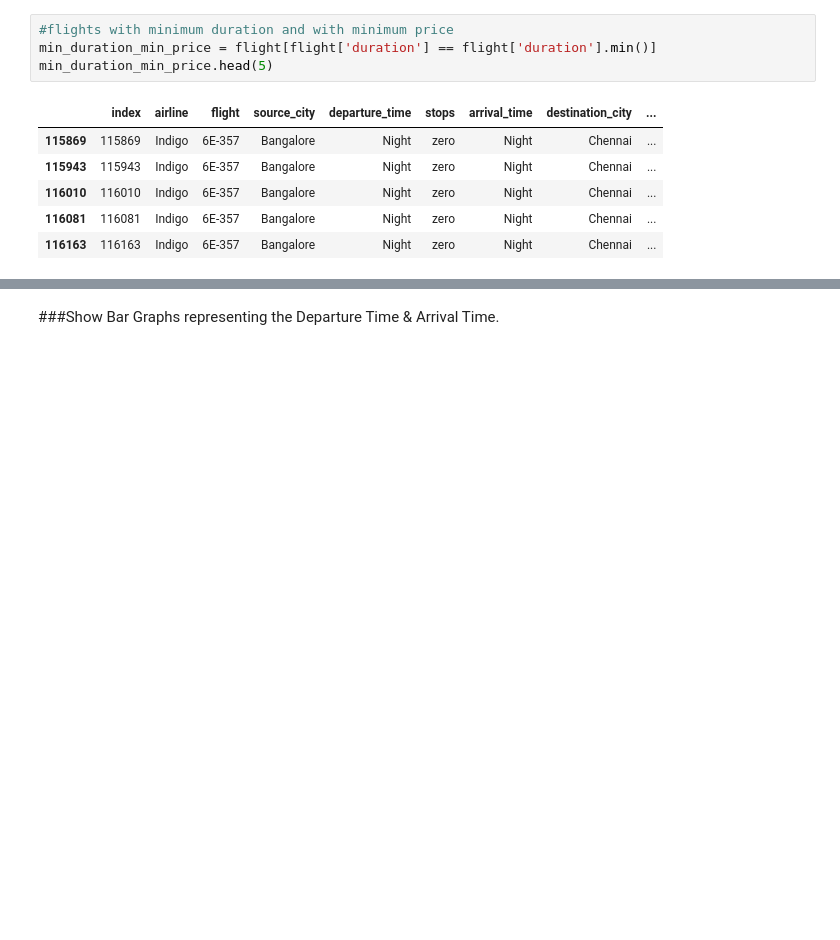
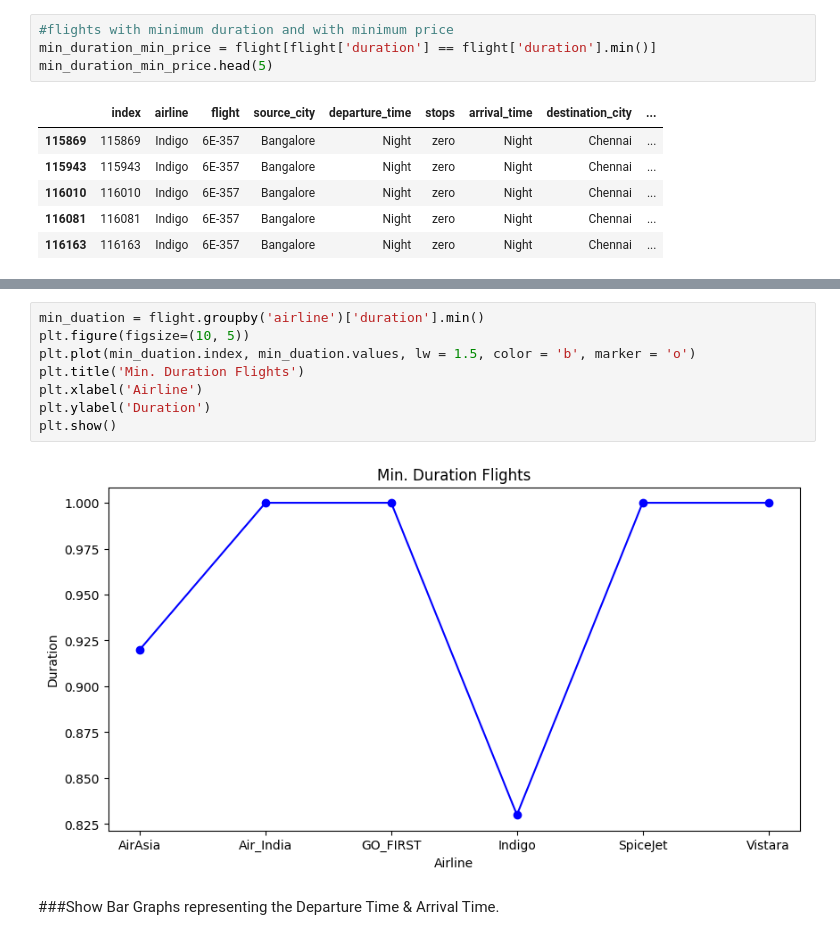
Before and after one commit to Venkata-Suresh-Babu/Airlines-flight-data-analysis, a Jupyter notebook: Airlines_Flights_Data.ipynb, the cells around one changed output, grey strips where cells are left out. Saved outputs shown, nothing was run; the diff lists cells and outputs as text; blank space fills up the shorter version.

```diff
--- a/Airlines_Flights_Data.ipynb
+++ b/Airlines_Flights_Data.ipynb
@@ -176,3 +186,13 @@ min_duration_min_price.head(5)
+# %%
+min_duation = flight.groupby('airline')['duration'].min()
+plt.figure(figsize=(10, 5))
+plt.plot(min_duation.index, min_duation.values, lw = 1.5, color = 'b', marker = 'o')
+plt.title('Min. Duration Flights')
+plt.xlabel('Airline')
+plt.ylabel('Duration')
+plt.show()
+# %% [output]
+[figure, added]
 # %% [markdown]
 ###Show Bar Graphs representing the Departure Time & Arrival Time.
 # %%
```
Also changed, not shown: parts of 1 cell of this notebook.
